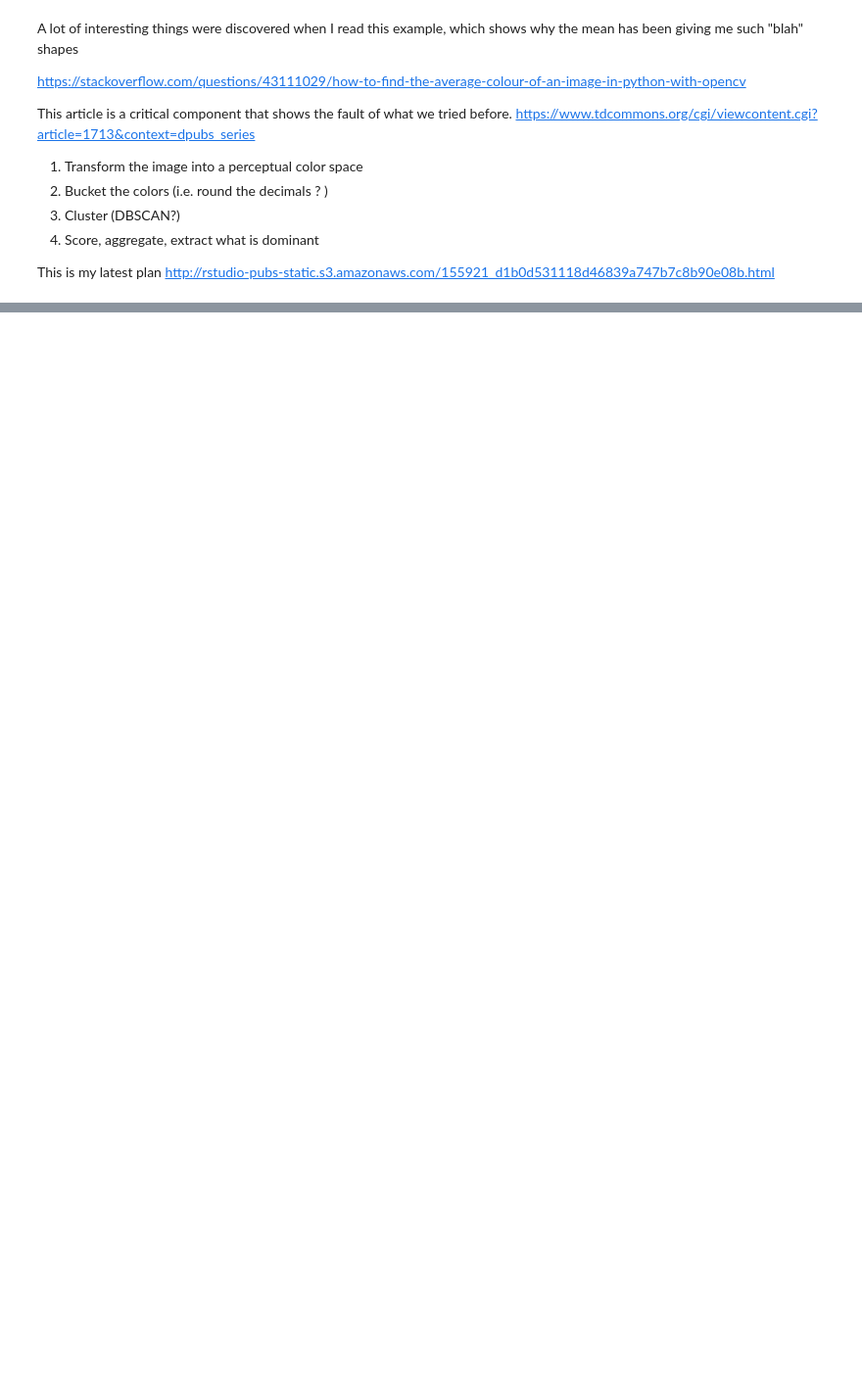
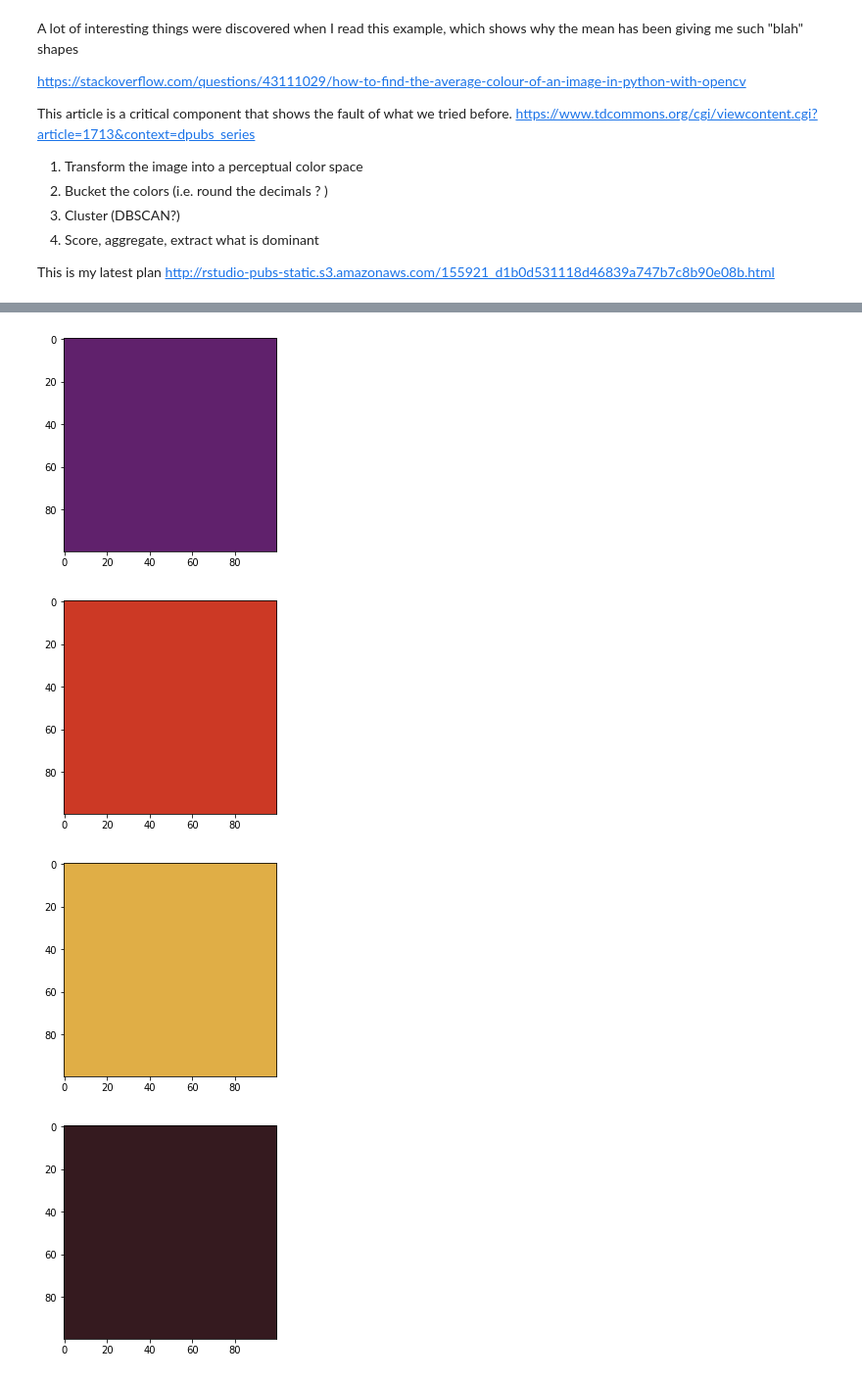
Before and after one commit to JoshBerry022/shine, a Jupyter notebook: notebooks/0. Josh Practice with Images.ipynb, the cells around one changed output, grey strips where cells are left out. Shown: that part at 98% size. Saved outputs shown, nothing was run; the diff lists cells and outputs as text; code cells hidden in the pictures; blank space fills up the shorter version.

```diff
--- a/notebooks/0. Josh Practice with Images.ipynb
+++ b/notebooks/0. Josh Practice with Images.ipynb
@@ -106,3 +106,16 @@ NameError: name 'show_color' is not defined
+# %%
+# until I can convert this LAB back to BFR then they might look weird
+# is that the problem?? see above
+for p in palette:
+    p = np.float32(p.reshape(1,1,3))
+    p = cv2.cvtColor(p, cv2.COLOR_LAB2BGR)
+    p *= [255,255,255]
+    show_color(p)
+# %% [output]
+[figure, added]
+[figure, added]
+[figure, added]
+[figure, added]
 # %%
 #return_dominant(testfile,1)
 # %%
```
Also changed, not shown: parts of 13 cells of this notebook.
